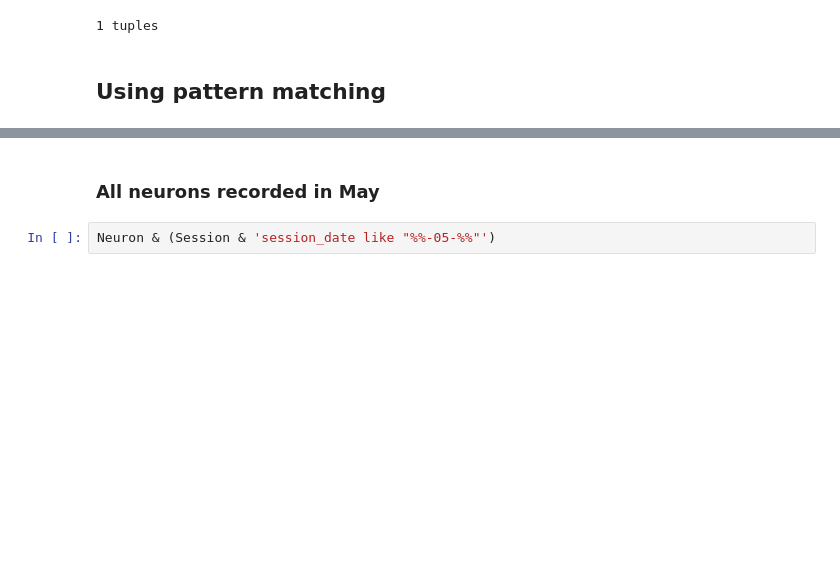
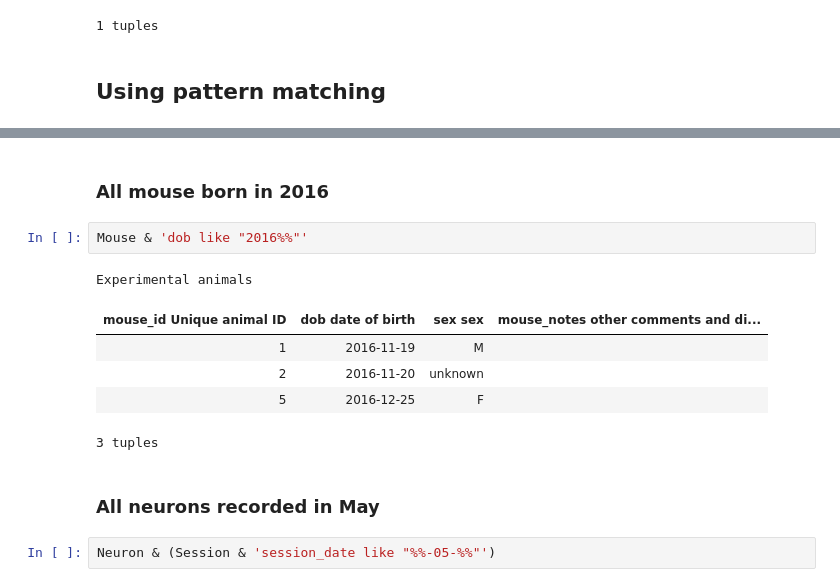
Before and after one commit to datajoint/neuronex_workshop_2018, a Jupyter notebook: 03-Design Patterns and Advanced Queries.ipynb, the cells around one changed output, grey strips where cells are left out. Cells and saved outputs as stored; diff of their text form; blank space fills up the shorter version.

```diff
--- a/03-Design Patterns and Advanced Queries.ipynb
+++ b/03-Design Patterns and Advanced Queries.ipynb
@@ -251,3 +241,14 @@ Neuron * Session
+# %% [markdown]
+### All mouse born in 2016
+# %%
+Mouse & 'dob like "2016%%"'
+# %% [output]
+Experimental animals
+| mouse_id Unique animal ID | dob date of birth | sex sex | mouse_notes other comments and di... |
+| 1 | 2016-11-19 | M |  |
+| 2 | 2016-11-20 | unknown |  |
+| 5 | 2016-12-25 | F |  |
+3 tuples
 # %% [markdown]
 ### All neurons recorded in May
 # %%
```
Also changed, not shown: parts of 1 cell of this notebook.
